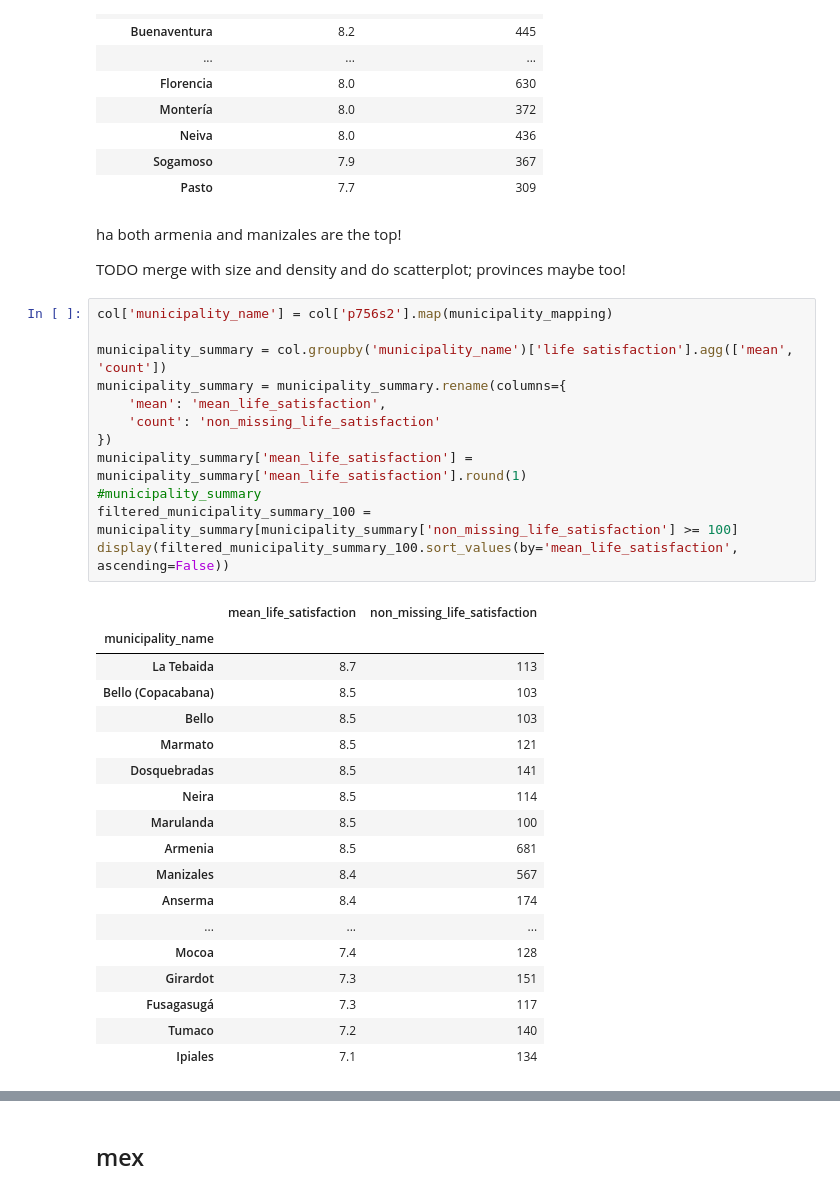
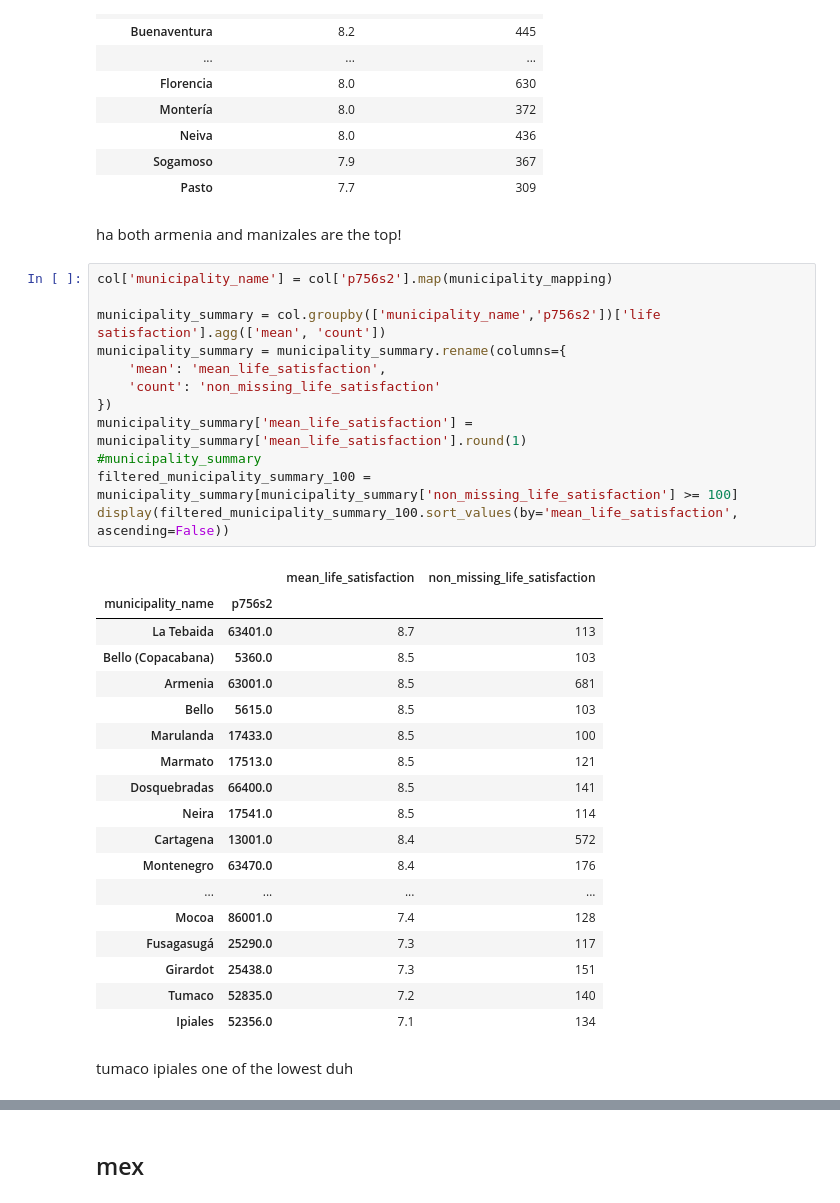
Before and after one commit to theaok/linaColMex, a Jupyter notebook: linaColMex.ipynb, the cells around one changed output, grey strips where cells are left out. Saved outputs shown, nothing was run; the diff lists cells and outputs as text.

```diff
--- a/linaColMex.ipynb
+++ b/linaColMex.ipynb
@@ -1502,36 +1502,36 @@ display(filtered_municipality_summary_300.sort_values(by='mean_life_satisfaction
 | Pasto | 7.7 | 309 |
 # %% [markdown]
 ha both armenia and manizales are the top!
-
-TODO merge with size and density and do scatterplot; provinces maybe too!
 # %%
 col['municipality_name'] = col['p756s2'].map(municipality_mapping)
 
-municipality_summary = col.groupby('municipality_name')['life satisfaction'].agg(['mean', 'count'])
+municipality_summary = col.groupby(['municipality_name','p756s2'])['life satisfaction'].agg(['mean', 'count'])
 municipality_summary = municipality_summary.rename(columns={
     'mean': 'mean_life_satisfaction',
     'count': 'non_missing_life_satisfaction'
 })
 municipality_summary['mean_life_satisfaction'] = municipality_summary['mean_life_satisfaction'].round(1)
 #municipality_summary
 filtered_municipality_summary_100 = municipality_summary[municipality_summary['non_missing_life_satisfaction'] >= 100]
 display(filtered_municipality_summary_100.sort_values(by='mean_life_satisfaction', ascending=False))
 # %% [output]
-|  | mean_life_satisfaction | non_missing_life_satisfaction |
-| municipality_name |  |  |
-| La Tebaida | 8.7 | 113 |
-| Bello (Copacabana) | 8.5 | 103 |
-| Bello | 8.5 | 103 |
-| Marmato | 8.5 | 121 |
-| Dosquebradas | 8.5 | 141 |
-| Neira | 8.5 | 114 |
-| Marulanda | 8.5 | 100 |
-| Armenia | 8.5 | 681 |
-| Manizales | 8.4 | 567 |
-| Anserma | 8.4 | 174 |
-| ... | ... | ... |
-| Mocoa | 7.4 | 128 |
-| Girardot | 7.3 | 151 |
-| Fusagasugá | 7.3 | 117 |
-| Tumaco | 7.2 | 140 |
-| Ipiales | 7.1 | 134 |
+|  |  | mean_life_satisfaction | non_missing_life_satisfaction |
+| municipality_name | p756s2 |  |  |
+| La Tebaida | 63401.0 | 8.7 | 113 |
+| Bello (Copacabana) | 5360.0 | 8.5 | 103 |
+| Armenia | 63001.0 | 8.5 | 681 |
+| Bello | 5615.0 | 8.5 | 103 |
+| Marulanda | 17433.0 | 8.5 | 100 |
+| Marmato | 17513.0 | 8.5 | 121 |
+| Dosquebradas | 66400.0 | 8.5 | 141 |
+| Neira | 17541.0 | 8.5 | 114 |
+| Cartagena | 13001.0 | 8.4 | 572 |
+| Montenegro | 63470.0 | 8.4 | 176 |
+| ... | ... | ... | ... |
+| Mocoa | 86001.0 | 7.4 | 128 |
+| Fusagasugá | 25290.0 | 7.3 | 117 |
+| Girardot | 25438.0 | 7.3 | 151 |
+| Tumaco | 52835.0 | 7.2 | 140 |
+| Ipiales | 52356.0 | 7.1 | 134 |
+# %% [markdown]
+tumaco ipiales one of the lowest duh
```
Also changed, not shown: parts of 6 cells of this notebook.
